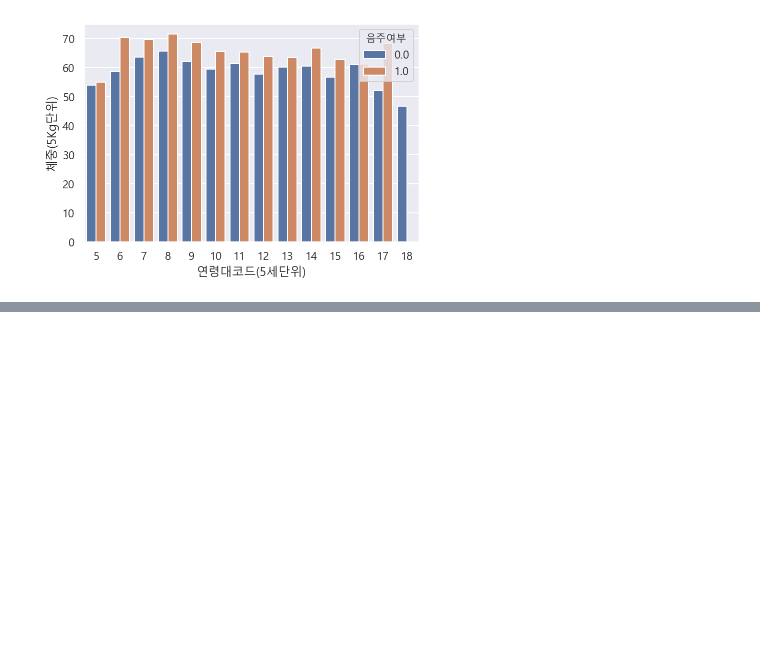
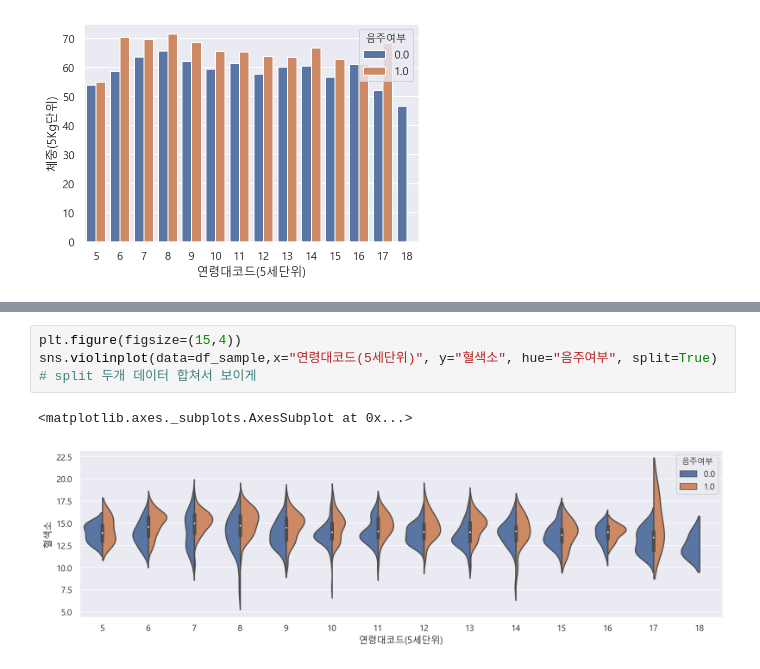
Before and after one commit to ssue-lee/practice, a Jupyter notebook: hearth_analysis.ipynb, the cells around one changed output, grey strips where cells are left out. Cells and saved outputs as stored; diff of their text form; blank space fills up the shorter version.

```diff
--- a/hearth_analysis.ipynb
+++ b/hearth_analysis.ipynb
@@ -372,0 +397,7 @@ sns.barplot(data=df_sample, x="연령대코드(5세단위)", y="체중(5Kg단위
+# %%
+plt.figure(figsize=(15,4))
+sns.violinplot(data=df_sample,x="연령대코드(5세단위)", y="혈색소", hue="음주여부", split=True)
+# split 두개 데이터 합쳐서 보이게
+# %% [output]
+<matplotlib.axes._subplots.AxesSubplot at 0x...>
+[figure, added]
```
Also changed, not shown: parts of 25 cells of this notebook.
